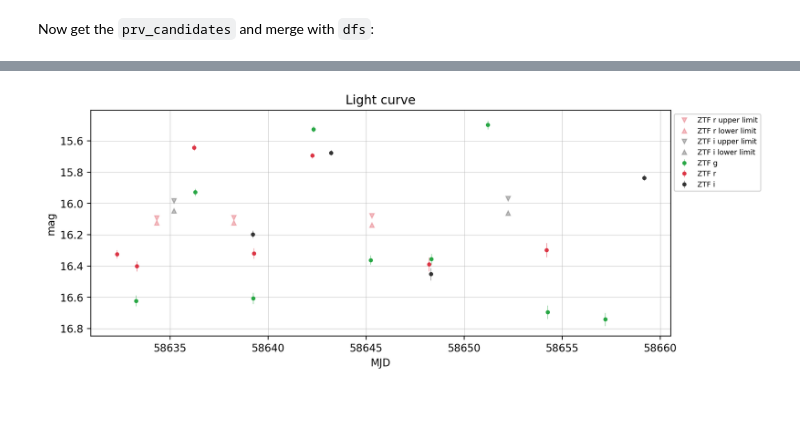
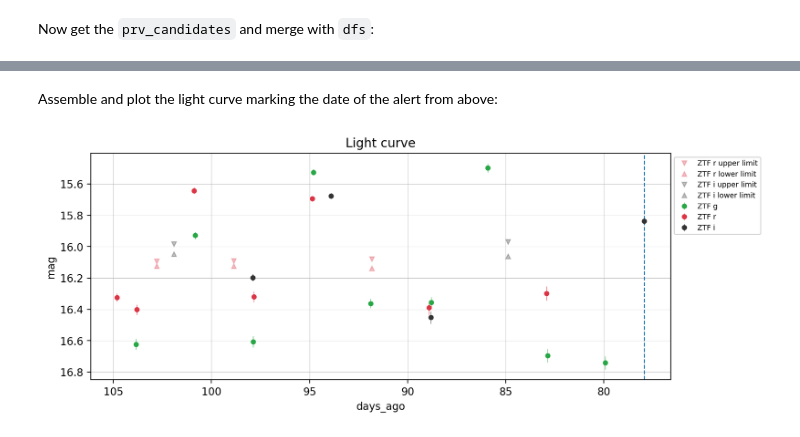
Before and after one commit to dmitryduev/kowalski-archived, a Jupyter notebook: nb/ztf.ipynb, the cells around one changed output, grey strips where cells are left out. Saved outputs shown, nothing was run; the diff lists cells and outputs as text; code cells hidden in the pictures; blank space fills up the shorter version.

```diff
--- a/nb/ztf.ipynb
+++ b/nb/ztf.ipynb
@@ -343,7 +343,10 @@ def assemble_lc(dflc, objectId, composite=False, match_radius_arcsec=1.5, star_g
 # %% [markdown]
 Plot the light curve(s):
 # %%
-def plot_lc(lcs, dpi=200):
+def plot_lc(lcs, dpi=200, t_format='datetime'):
+    """
+        t_format: 'datetime', 'mjd', 'jd', 'days_ago'
+    """
     fig = plt.figure(figsize=(10, 4), dpi=dpi)
     ax = fig.add_subplot(111)
     ax.title.set_text('Light curve')
@@ -360,16 +363,16 @@ def plot_lc(lcs, dpi=200):
         if 'mag' in df_lc:
             w = df_lc['mag'] > 1e-6
             if np.sum(w) > 0:
-                t = df_lc.loc[w, 'mjd']
+                t = df_lc.loc[w, t_format]
                 mag = df_lc.loc[w, 'mag']
                 mag_error = df_lc.loc[w, 'magerr']
-                ax.errorbar(t, mag, yerr=mag_error, elinewidth=0.3, marker='.', c=colors[fid], lw=0, label=f'{filter_names[fid]}')
+                ax.errorbar(t, mag, yerr=mag_error, markersize=4, elinewidth=0.4, marker='o', c=colors[fid], lw=0, label=f'{filter_names[fid]}')
 
         # upper limits:
         if 'mag_ulim' in df_lc:
             w = df_lc['mag_ulim'] > 1e-6
             if np.sum(w) > 0:
-                t = df_lc.loc[w, 'mjd']
+                t = df_lc.loc[w, t_format]
                 mag_ulim = df_lc.loc[w, 'mag_ulim']
                 ax.plot(t, mag_ulim, marker='v', markersize=4, c=colors[fid], alpha=0.3, lw=0, label=f'{filter_names[fid]} upper limit')
 
@@ -377,18 +380,22 @@ def plot_lc(lcs, dpi=200):
         if 'mag_llim' in df_lc:
             w = df_lc['mag_llim'] > 1e-6
             if np.sum(w) > 0:
-                t = df_lc.loc[w, 'mjd']
+                t = df_lc.loc[w, t_format]
                 mag_llim = df_lc.loc[w, 'mag_llim']
                 ax.plot(t, mag_llim, marker='^', markersize=4, c=colors[fid], alpha=0.3, lw=0, label=f'{filter_names[fid]} lower limit')
 
     ax.invert_yaxis()
+    if t_format == 'days_ago':
+        ax.invert_xaxis()
     ax.grid(True, lw=0.3)
-    ax.set_xlabel('MJD')
+    ax.set_xlabel(t_format)
     ax.set_ylabel('mag')
     # ax.legend(loc='best')
     ax.legend(bbox_to_anchor=(1, 1), loc='upper left', ncol=1, fontsize='x-small')
 
-    plt.show()
+#     plt.show()
+
+    return ax
 # %% [markdown]
 Plot the cutouts and the light curves in a compact way:
 # %%
@@ -546,7 +576,12 @@ display(dflc)
+# %% [markdown]
+Assemble and plot the light curve marking the date of the alert from above:
 # %%
-_, lc = assemble_lc(dflc, alert['objectId'], composite=True,
-                    match_radius_arcsec=1.5, star_galaxy_threshold=0.4)
-
-plot_lc(lc)
+df_lc, lc = assemble_lc(dflc, alert['objectId'], composite=True,
+                        match_radius_arcsec=1.5, star_galaxy_threshold=0.4)
-# %% [output]
-[figure, removed]
+# %%
+t_format = 'days_ago'
+ax = plot_lc(lc, t_format=t_format)
+w = df_lc.candid == alert['candid']
+axv = ax.axvline(x=df_lc.loc[w, t_format][0], ymin=0, ymax=1, ls='--', lw=1)
+# %% [output]
+[figure, added]
```
Also changed, not shown: parts of 6 cells of this notebook, 1 other file.
